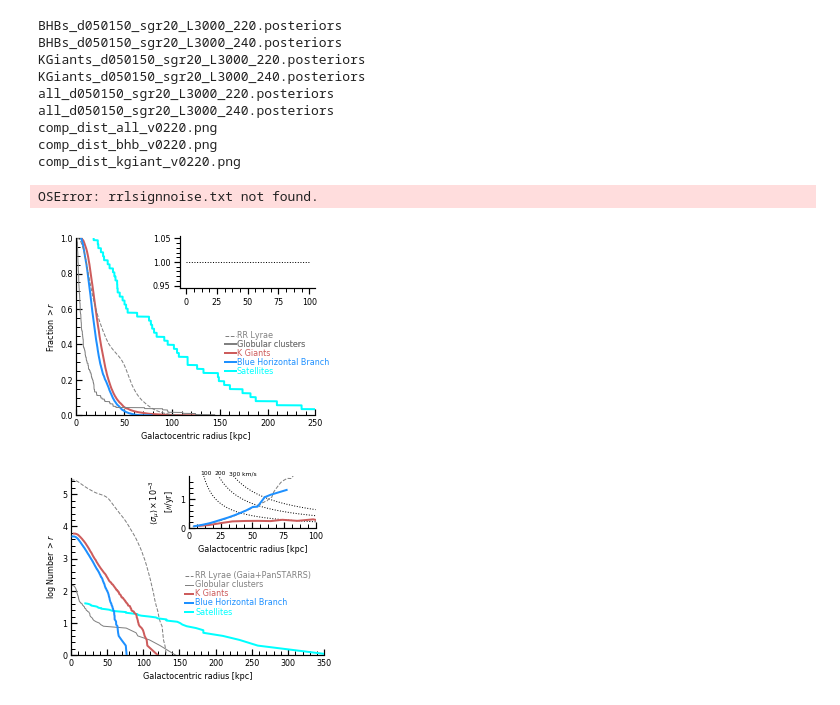
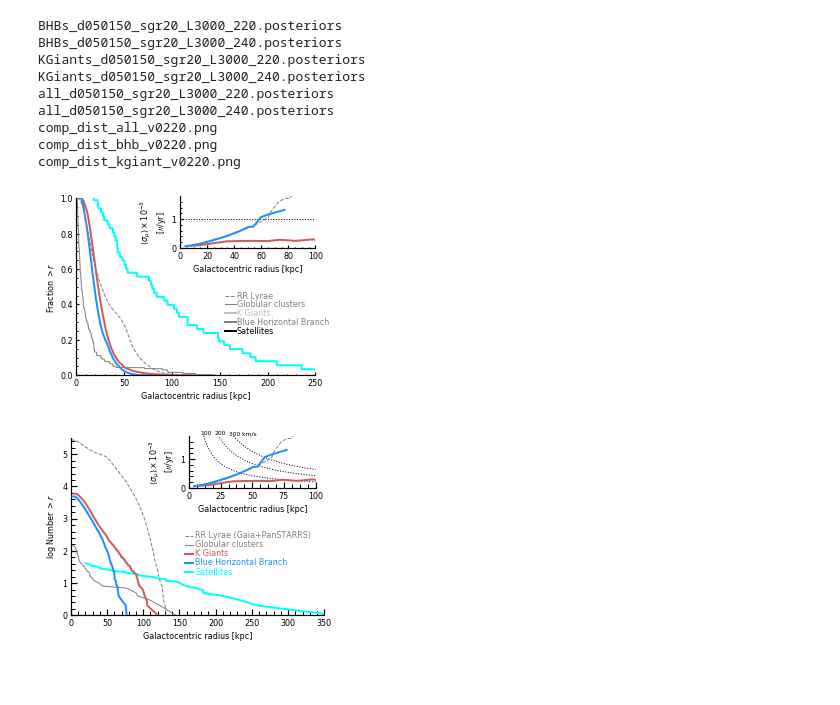
Before and after one commit to michael-petersen/ReflexMotion, a Jupyter notebook: Posterior-Plots.ipynb, the cells around one changed output. Saved outputs shown, nothing was run; the diff lists cells and outputs as text; code cells hidden in the pictures; blank space fills up the shorter version.

```diff
--- a/Posterior-Plots.ipynb
+++ b/Posterior-Plots.ipynb
@@ -428,38 +428,37 @@ ax.set_ylabel('Fraction $>r$',size=8)
 ax.axis([0.,250.,0.,1.])
 
 # add a subpanel w/errors.
 
 ax2 = fig.add_axes([0.48,0.72,0.47,0.24])
 
 ax2.plot([0.,100.],[1.,1.],color='black',linestyle='dotted',lw=1.)
 
 
 
-I = np.genfromtxt('rrlsignnoise.txt')
+I = np.genfromtxt('../Shells/rrlsignnoise.txt')
 dist = I[:,0]; sn = I[:,1]
 ax2.plot(dist,sn,color='gray',linestyle='dashed',lw=1.)
 
-I = np.genfromtxt('kgiantsignnoise.txt')
+I = np.genfromtxt('../Shells/kgiantsignnoise.txt')
 dist = I[:,0]; sn = I[:,1]
 ax2.plot(dist,sn,color='indianred',lw=2.)
 
-I = np.genfromtxt('bhbsignnoise.txt')
+I = np.genfromtxt('../Shells/bhbsignnoise.txt')
 dist = I[:,0]; sn = I[:,1]
 ax2.plot(dist,sn,color='dodgerblue',lw=2.)
 
 ax2.axis([0.,100.,0.,1.8])
 
 ax2.tick_params(axis="both",which='both',direction="in")
 
 ax2.set_xlabel('Galactocentric radius [kpc]',size=8)
 ax2.set_ylabel('$\\langle \\sigma_\mu \\rangle\\times10^{-3}$\n[$\prime\prime$/yr]',size=8)
 
 
 #plt.savefig('/Users/mpetersen/Dropbox/mike/data/distance_distribution.png')
 plt.savefig('figures/distance_distribution.png')
 # %% [output]
-OSError: rrlsignnoise.txt not found.
-[figure, old version]
+[figure, new version]
 # %%
 
 
```
Also changed, not shown: parts of 9 cells of this notebook, 19 other files.
